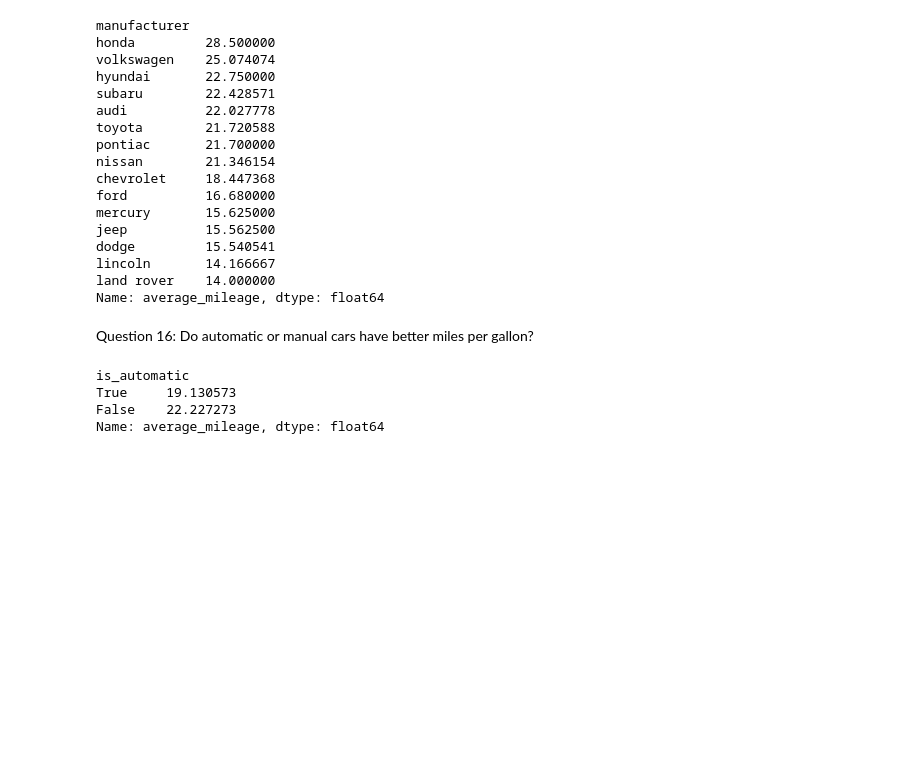
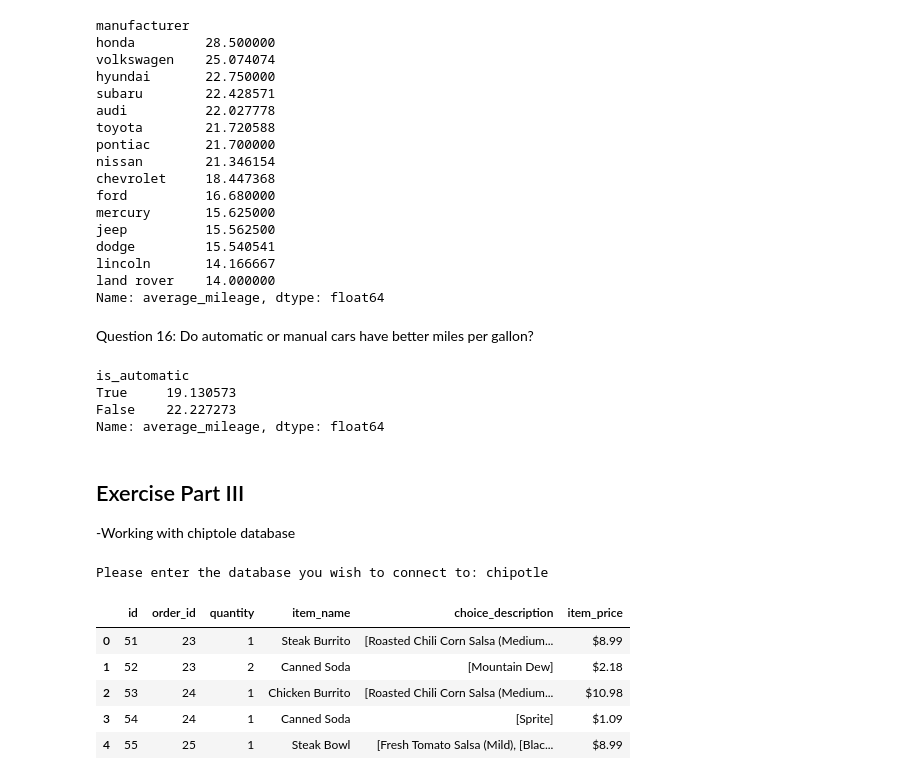
Before and after one commit to ForrestMccrosky/numpy-pandas-visualization-exercises, a Jupyter notebook: advanced_dataframes.ipynb, the cells around one changed output. Saved outputs shown, nothing was run; the diff lists cells and outputs as text; code cells hidden in the pictures; blank space fills up the shorter version.

Commit message:
Changing function to be able to connect to the database of choice instead of only employees

```diff
--- a/advanced_dataframes.ipynb
+++ b/advanced_dataframes.ipynb
@@ -5,9 +6,7 @@ from pydataset import data
 # %%
-from env import host, user, password
-
 def get_db_url(host,user,password):
-
-    url = f'mysql+pymysql://{user}:{password}@{host}/employees'
+    datatable = input('Please enter the database you wish to connect to: ')
+    url = f'mysql+pymysql://{user}:{password}@{host}/{datatable}'
     return url
 # %%
 url = get_db_url(host,user,password)
@@ -439,3 +440,18 @@ is_automatic
 True     19.130573
 False    22.227273
 Name: average_mileage, dtype: float64
+# %% [markdown]
+## Exercise Part III
+-Working with chiptole database
+# %%
+url = get_db_url(host,user,password)
+pd.read_sql('SELECT * FROM orders LIMIT 5 OFFSET 50', url) ##using my new input url function to display orders
+## from chipotle
+# %% [output]
+Please enter the database you wish to connect to: chipotle
+|  | id | order_id | quantity | item_name | choice_description | item_price |
+| 0 | 51 | 23 | 1 | Steak Burrito | [Roasted Chili Corn Salsa (Medium... | $8.99 |
+| 1 | 52 | 23 | 2 | Canned Soda | [Mountain Dew] | $2.18 |
+| 2 | 53 | 24 | 1 | Chicken Burrito | [Roasted Chili Corn Salsa (Medium... | $10.98 |
+| 3 | 54 | 24 | 1 | Canned Soda | [Sprite] | $1.09 |
+| 4 | 55 | 25 | 1 | Steak Bowl | [Fresh Tomato Salsa (Mild), [Blac... | $8.99 |
```
Also changed, not shown: parts of 12 cells of this notebook.
